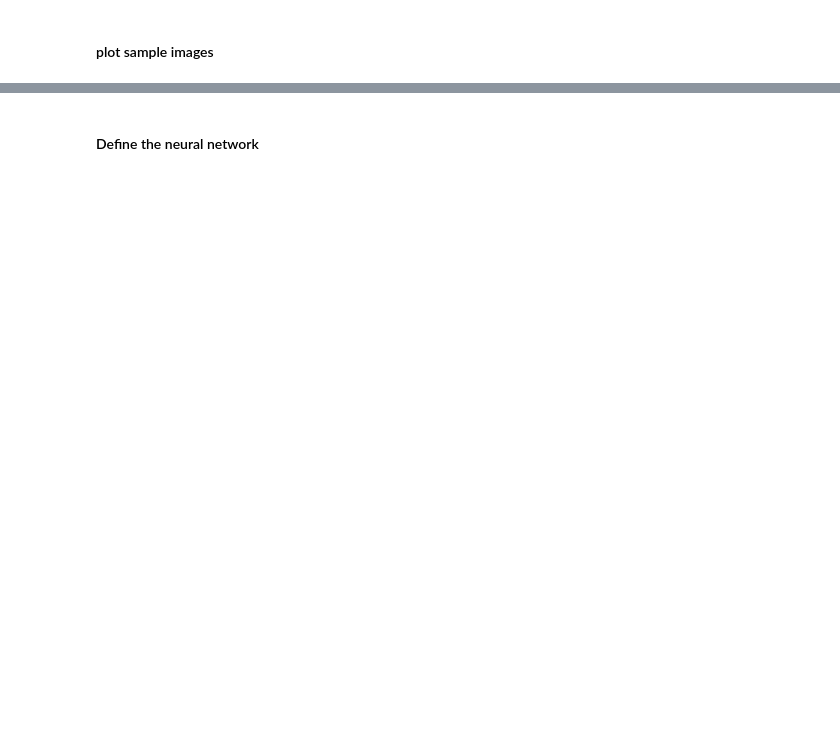
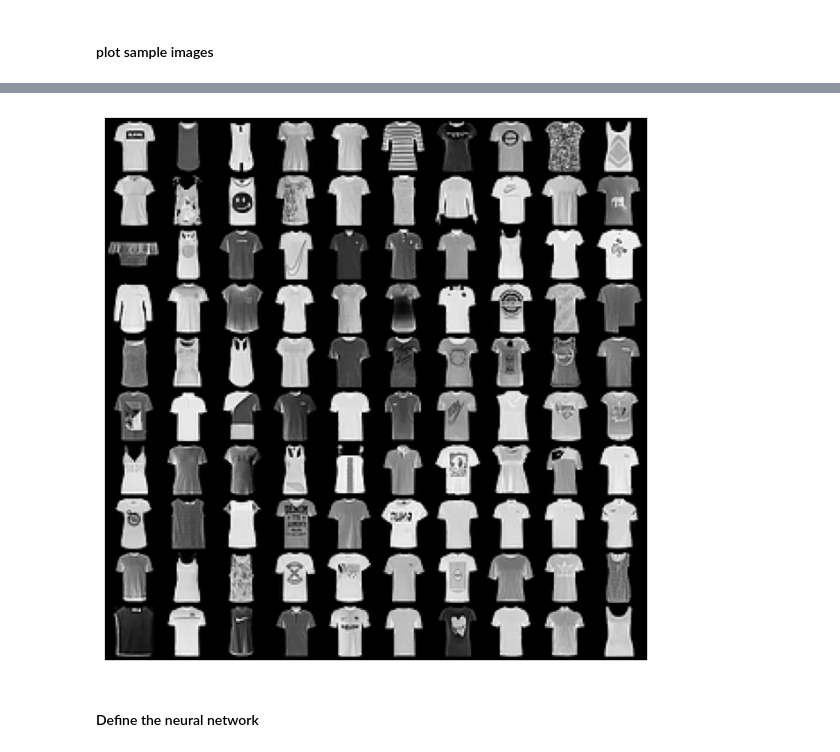
Before and after one commit to justinmeckmann1/FS25_AAI, a Jupyter notebook: SW01/sw01.04.perceptron_fashion-mnist.ipynb, the cells around one changed output, grey strips where cells are left out. Saved outputs shown, nothing was run; the diff lists cells and outputs as text; code cells hidden in the pictures; blank space fills up the shorter version.

```diff
--- a/SW01/sw01.04.perceptron_fashion-mnist.ipynb
+++ b/SW01/sw01.04.perceptron_fashion-mnist.ipynb
@@ -42,7 +52,9 @@ plot_tiles(training_data.data, 10, 5)
 # %%
 #plot only certain categorie
-label = 3
-plot_tiles(training_data.data[training_data.targets == label], 10,5)
+label = 0
+plot_tiles(training_data.data[training_data.targets == label], 10,10)
+# %% [output]
+[figure, added]
 # %% [markdown]
 #### Define the neural network
 # %%
```
Also changed, not shown: parts of 6 cells of this notebook, 54 other files.
